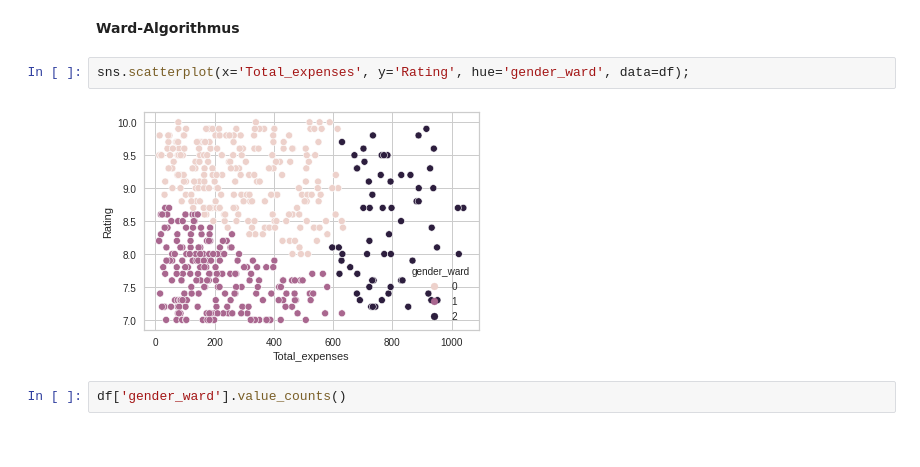
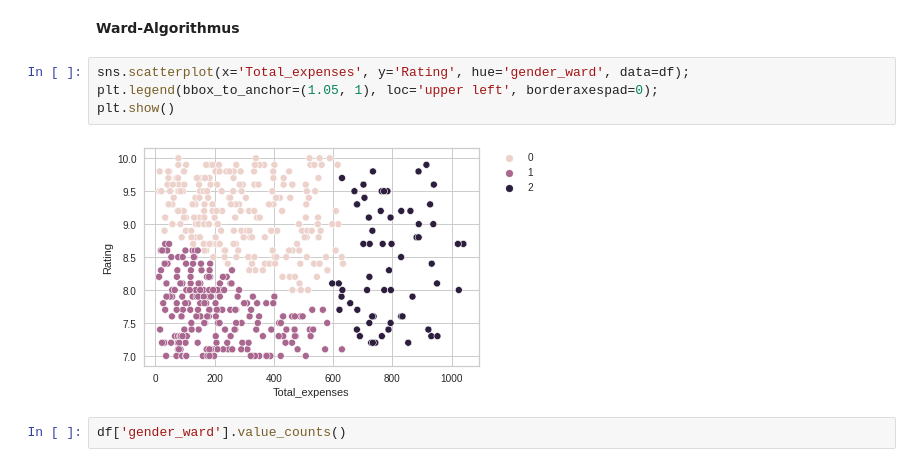
Before and after one commit to Aaron-David-HdM/Applied-Data-Analytics, a Jupyter notebook: UseCase_2/Durchführung der Clusternanalyse mit überdurchschnittlichen Bewertungen.ipynb, the cells around one changed output. Cells and saved outputs as stored; diff of their text form.

```diff
--- a/UseCase_2/Durchführung der Clusternanalyse mit überdurchschnittlichen Bewertungen.ipynb
+++ b/UseCase_2/Durchführung der Clusternanalyse mit überdurchschnittlichen Bewertungen.ipynb
@@ -283,8 +285,10 @@ Männer:
 **Ward-Algorithmus**
 # %%
 sns.scatterplot(x='Total_expenses', y='Rating', hue='gender_ward', data=df);
+plt.legend(bbox_to_anchor=(1.05, 1), loc='upper left', borderaxespad=0);
+plt.show()
 # %% [output]
-[figure, old version]
+[figure, new version]
 # %%
 df['gender_ward'].value_counts()
 # %% [output]
```
Also changed, not shown: parts of 7 cells of this notebook.
